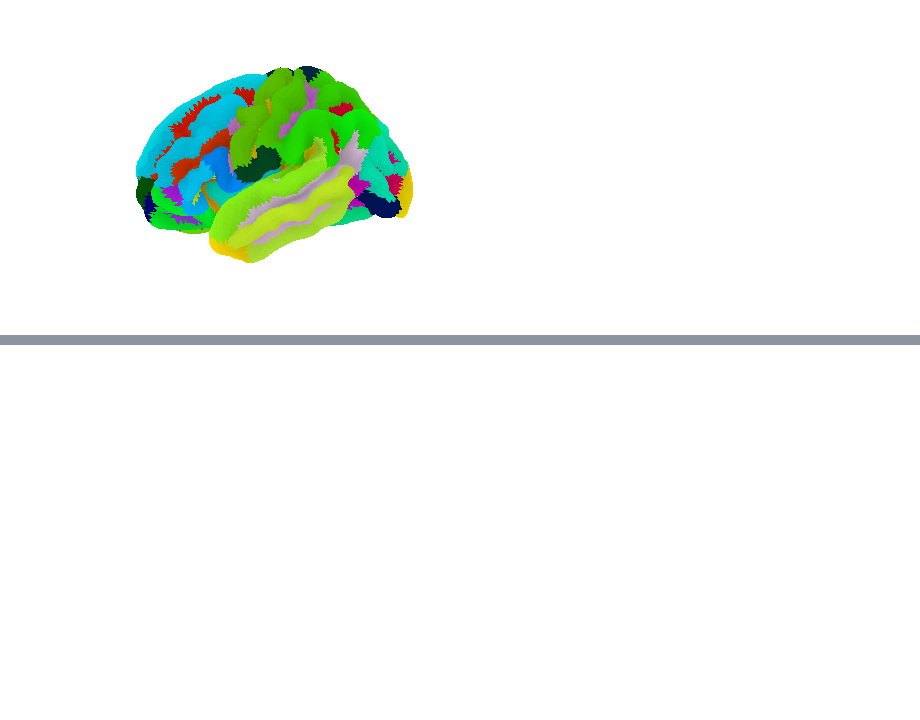
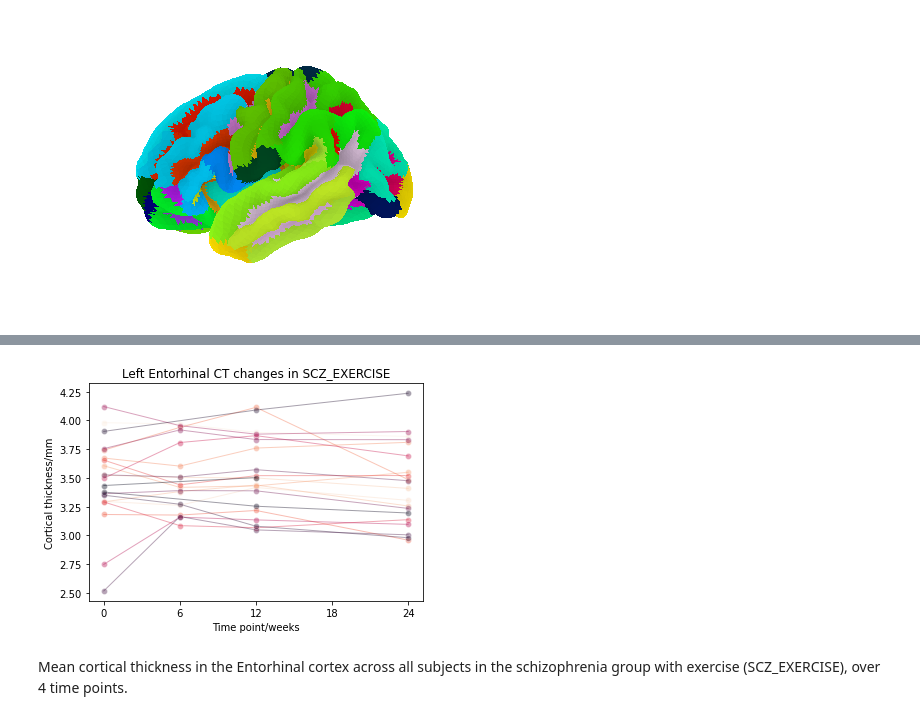
Before and after one commit to fishtree-attempt/SDC-BIDS-sMRI, a Jupyter notebook: code/5_sMRI_StatisticalAnalysis.ipynb, the cells around one changed output, grey strips where cells are left out. Drawn from its saved outputs; the diff is of its cells as text; code cells hidden in the pictures; blank space fills up the shorter version.

```diff
--- a/code/5_sMRI_StatisticalAnalysis.ipynb
+++ b/code/5_sMRI_StatisticalAnalysis.ipynb
@@ -241,0 +332,8 @@ plotting.plot_surf_roi(fsaverage['pial_left'], roi_map=parcellation,hemi='left',
+# %%
+ROIdf_entL=SCZ_CT[['Experimental_group','Group_ID','time point','left_entorhinal']]
+
+ROIdf_entL_grouped = ROIdf_entL.groupby('Experimental_group')
+[ROIdf_entL_grouped.get_group(x) for x in ROIdf_entL_grouped.groups]
+
+SCZ_EXERCISE_CT = pd.DataFrame(ROIdf_entL_grouped.get_group('SCZ_EXERCISE'))
+SCZ_EXERCISE_CT
@@ -241,0 +354,10 @@ plotting.plot_surf_roi(fsaverage['pial_left'], roi_map=parcellation,hemi='left',
+# %%
+entL_CT_SCZEXERCISE = sns.lineplot(data=SCZ_EXERCISE_CT, x='time point', y='left_entorhinal',marker="o",
+                                   hue='Group_ID', palette='rocket_r', alpha=0.4,estimator=None, color='thistle',
+                                   lw=1,legend=False).set(xlabel="Time point/weeks", ylabel = "Cortical thickness/mm",
+                                                          title='Left Entorhinal CT changes in SCZ_EXERCISE',
+                                                          xticks=[0,6,12,18,24])
+# %% [output]
+[figure, added]
+# %% [markdown]
+Mean cortical thickness in the Entorhinal cortex across all subjects in the schizophrenia group with exercise (SCZ_EXERCISE), over 4 time points.
```
Also changed, not shown: parts of 47 cells of this notebook.
